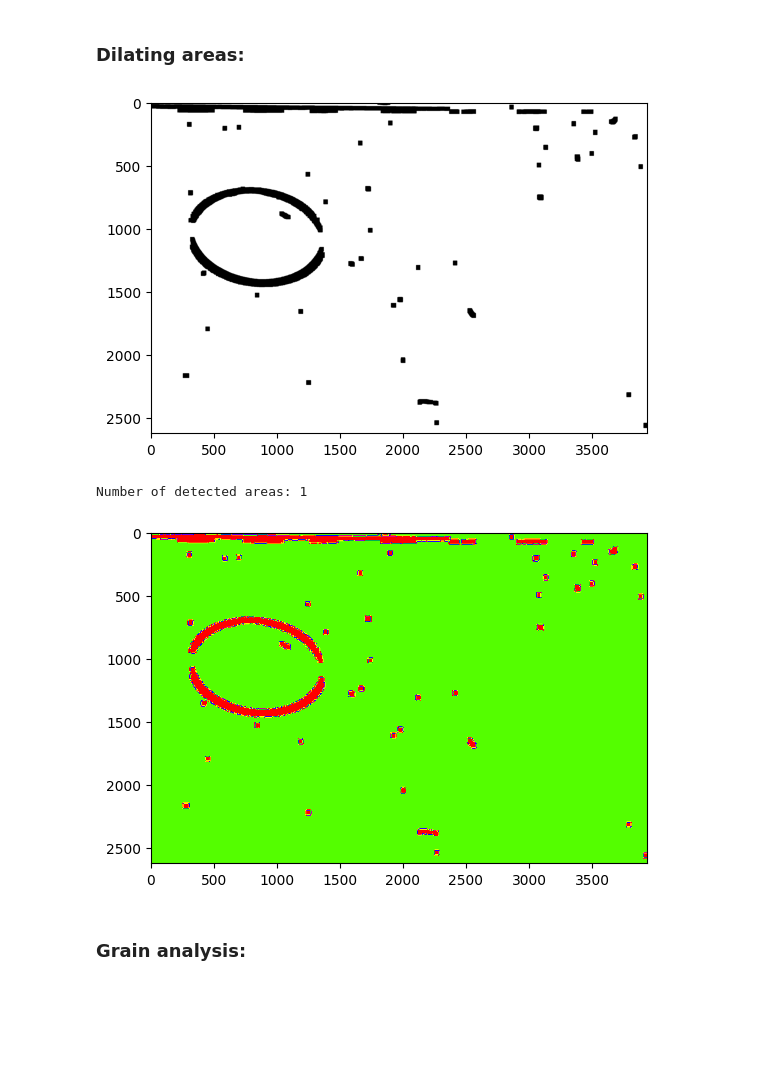
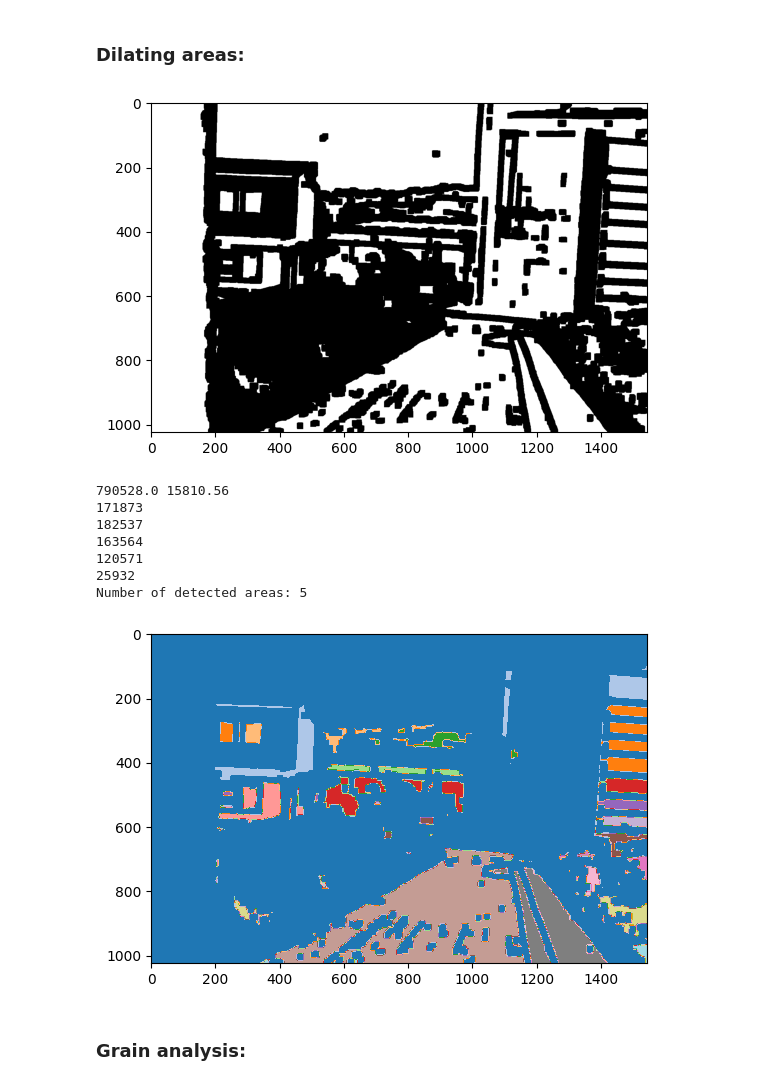
Before and after one commit to dyc0/film_grain, a Jupyter notebook: image_analysis.ipynb, the cells around one changed output. Saved outputs shown, nothing was run; the diff lists cells and outputs as text; code cells hidden in the pictures; blank space fills up the shorter version.

```diff
--- a/image_analysis.ipynb
+++ b/image_analysis.ipynb
@@ -42,7 +25,7 @@ def ac_img_along_vec(img, vector: tuple, mean = None):
 # %% [markdown]
 # IMPORTING IMAGE
 # %%
-img = cv2.imread("res/img/101.jpg")
+img = cv2.imread("res/img/054.jpg")
 img = cv2.cvtColor(img, cv2.COLOR_BGR2GRAY)
 # Bluring helps with very noisy images:
 #img = cv2.medianBlur(img, 3)
@@ -50,4 +33,6 @@ img = cv2.cvtColor(img, cv2.COLOR_BGR2GRAY)
 plt.figure()
 plt.imshow(img, cmap="gray")
 plt.show()
+
+#np.savetxt("res/test.raw", img, fmt="%i")
 # %% [output]
@@ -135,7 +84,13 @@ array([2.6919246, 2.7029529, 2.7113698, 2.7150066, 2.7155836, 2.7161913,
 # %%
+#energy_map1 = energy_map.copy()
+#for val in range(levels):
+#    energy_map1[img_thresh==val] = (energy_map1[img_thresh==val] > thresholds[val])
+
 energy_map1 = energy_map.copy()
-for val in range(32):
-    energy_map1[img_thresh==val] = (energy_map1[img_thresh==val] > thresholds1[val])
+energy_map1[energy_map1 < 2*np.median(energy_map)] = 0
+energy_map1[energy_map1 > 0] = 1
+
+#energy_map1[energy_map1 < np.mean(energy_map1)*1.9] = 0
 
 plt.figure()
 plt.imshow(energy_map1, cmap="gray")
@@ -145,10 +100,12 @@ plt.show()
 # %% [markdown]
 Cleanup of isolated pixels:
 # %%
-cleaned1 = cv2.medianBlur(np.array(energy_map1, dtype=np.uint8), 5)
+cleaned1 = cv2.medianBlur(
+    cv2.normalize(energy_map1, None, 255, 0, cv2.NORM_MINMAX, cv2.CV_8U), 5)
 
-nb_blobs, im_with_separated_blobs, stats, _ = cv2.connectedComponentsWithStats(cleaned1)
-sizes = stats[:, -1]
+#cleaned1 = np.array(energy_map1, dtype=np.uint8)
+nb_blobs, im_with_separated_blobs, constats, _ = cv2.connectedComponentsWithStats(cleaned1)
+sizes = constats[:, -1]
 sizes = sizes[1:]
 nb_blobs -= 1
 
@@ -158,7 +115,6 @@ cleaned = np.zeros_like(im_with_separated_blobs)
 
 for blob in range(nb_blobs):
     if sizes[blob] >= min_size:
-        # see description of im_with_separated_blobs above
         cleaned[im_with_separated_blobs == blob + 1] = 255
 
 plt.figure()
@@ -180,34 +154,49 @@ plt.show()
 # %% [markdown]
 ### Dilating areas:
 # %%
-dilation_kernel = np.ones((31,31), dtype=np.uint8)
+dilation_kernel = np.ones((15,15), dtype=np.uint8)
 final_mask = cv2.dilate(np.array(cleaned, dtype=np.uint8), dilation_kernel, iterations=1)
 final_mask = cv2.bitwise_not(final_mask)
 final_mask[final_mask < 255] = 0
+final_mask[final_mask != 0] = 1
 
 plt.figure()
 plt.imshow(final_mask, cmap="gray")
 plt.show()
 # %% [output]
-[figure, old version]
+[figure, new version]
 # %%
 connectivity_map = np.ones((3,3), dtype=np.uint8)
-areas, num_features = ndimage.label(final_mask, connectivity_map)
+areas, num_features = ndi.label(final_mask, connectivity_map)
+# TODO: Exclude edge areas
 
 vals, counts = np.unique(areas, return_counts=True)
-threshold = max(np.median(counts), 10000)
+# This excludes BG:
+vals = vals[1:]
+counts = counts[1:]
+
+threshold_min = img.size*0.01
+threshold_max = img.size*0.5
+print(threshold_max, threshold_min)
 grain_area_indices = []
-for val, cnt in zip(vals[1:], counts[1:]):
-    if cnt > threshold:
+for val, cnt in zip(vals, counts):
+    if cnt >= threshold_min and cnt <= threshold_max:
+        print(cnt)
         grain_area_indices.append(val)
 
 print("Number of detected areas: {0}".format(len(grain_area_indices)))
 
 plt.figure()
-plt.imshow(areas, cmap="prism")
+plt.imshow(areas, cmap="tab20")
 plt.show()
 # %% [output]
-Number of detected areas: 1
+790528.0 15810.56
+171873
+182537
+163564
+120571
+25932
+Number of detected areas: 5
-[figure, old version]
+[figure, new version]
 # %% [markdown]
 ### Grain analysis:
```
Also changed, not shown: parts of 18 cells of this notebook, 2 other files.
